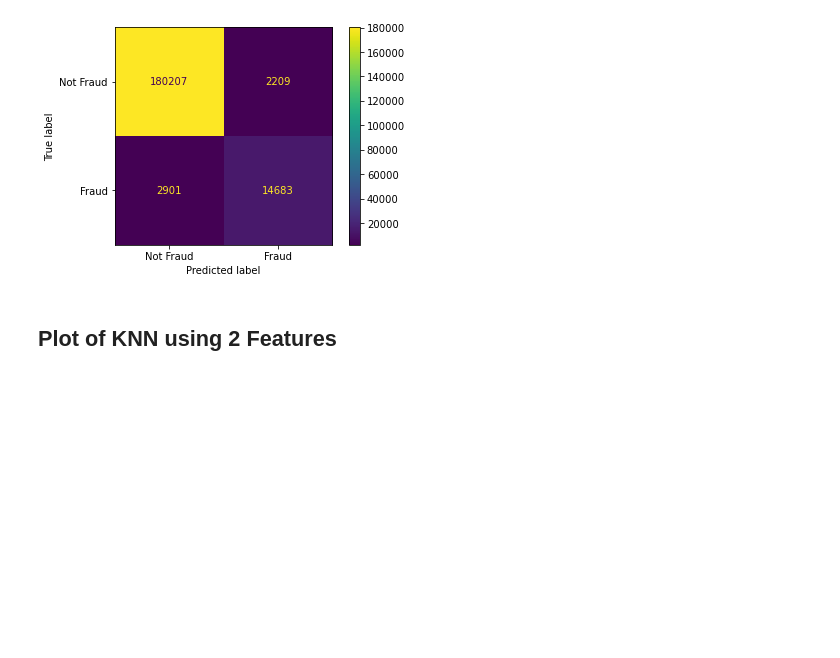
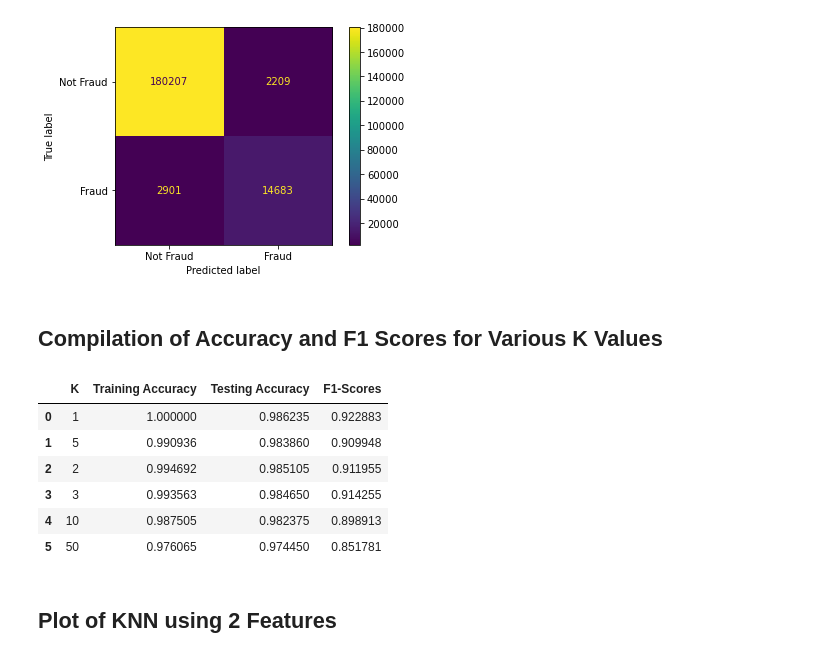
Before and after one commit to wavyvone/Credit_Card_Fraud, a Jupyter notebook: Mini-Project 2 - KNN.ipynb, the cells around one changed output. Cells and saved outputs as stored; diff of their text form; code cells hidden in the pictures; blank space fills up the shorter version.

Commit message:
Add table of accuracies, f1 scores to KNN

```diff
--- a/Mini-Project 2 - KNN.ipynb
+++ b/Mini-Project 2 - KNN.ipynb
@@ -249,6 +280,7 @@ disp.plot()
 # %% [markdown]
 ### 50 Neighbors
 # %%
+Kvals.append(50)
 ccdata_knn = KNeighborsClassifier(weights="uniform", n_neighbors=50)
 ccdata_knn.fit(train_X, train_Y)
 # %% [output]
@@ -258,6 +290,7 @@ KNeighborsClassifier(n_neighbors=50)
 predict_Y_train = ccdata_knn.predict(train_X)
 acc_knn_train = accuracy_score(train_Y, predict_Y_train)
 print('Train Accuracy:', acc_knn_train)
+acc_train.append(acc_knn_train)
 # %% [output]
 Train Accuracy: 0.976065
 # %%
@@ -265,6 +298,7 @@ predict_Y_knn = ccdata_knn.predict(test_X)
 # Test accuracy
 acc_knn = accuracy_score(test_Y, predict_Y_knn)
 print('Test Accuracy:', acc_knn)
+acc_test.append(acc_knn)
 # %% [output]
 Test Accuracy: 0.97445
 # %%
@@ -273,6 +307,8 @@ cmat = confusion_matrix(test_Y, predict_Y_knn)
 f1_score(test_Y, predict_Y_knn)
 # %% [output]
 0.8517809490660169
+# %%
+f1_scores.append(f1_score(test_Y, predict_Y_knn))
 # %%
 confusion_matrix50 = cmat
 disp = ConfusionMatrixDisplay(confusion_matrix=confusion_matrix50, display_labels=["Not Fraud", "Fraud"])
@@ -280,6 +316,25 @@ disp.plot()
 # %% [output]
 <sklearn.metrics._plot.confusion_matrix.ConfusionMatrixDisplay at 0x...>
 [figure]
+# %% [markdown]
+## Compilation of Accuracy and F1 Scores for Various K Values
+# %%
+# Create dataframe to hold accuracies and F1-scores
+stats_for_Ks = pd.DataFrame()
+
+stats_for_Ks['K'] = Kvals
+stats_for_Ks['Training Accuracy'] = acc_train
+stats_for_Ks['Testing Accuracy'] = acc_test
+stats_for_Ks['F1-Scores'] = f1_scores
+stats_for_Ks.head(6)
+# %% [output]
+|  | K | Training Accuracy | Testing Accuracy | F1-Scores |
+| 0 | 1 | 1.000000 | 0.986235 | 0.922883 |
+| 1 | 5 | 0.990936 | 0.983860 | 0.909948 |
+| 2 | 2 | 0.994692 | 0.985105 | 0.911955 |
+| 3 | 3 | 0.993563 | 0.984650 | 0.914255 |
+| 4 | 10 | 0.987505 | 0.982375 | 0.898913 |
+| 5 | 50 | 0.976065 | 0.974450 | 0.851781 |
 # %% [markdown]
 ## Plot of KNN using 2 Features
 # %%
```
Also changed, not shown: parts of 29 cells of this notebook.
